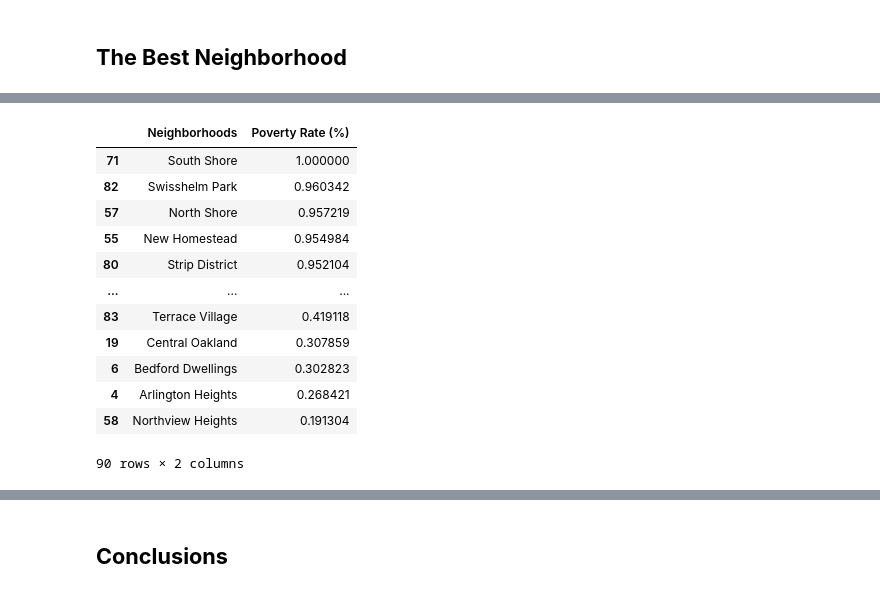
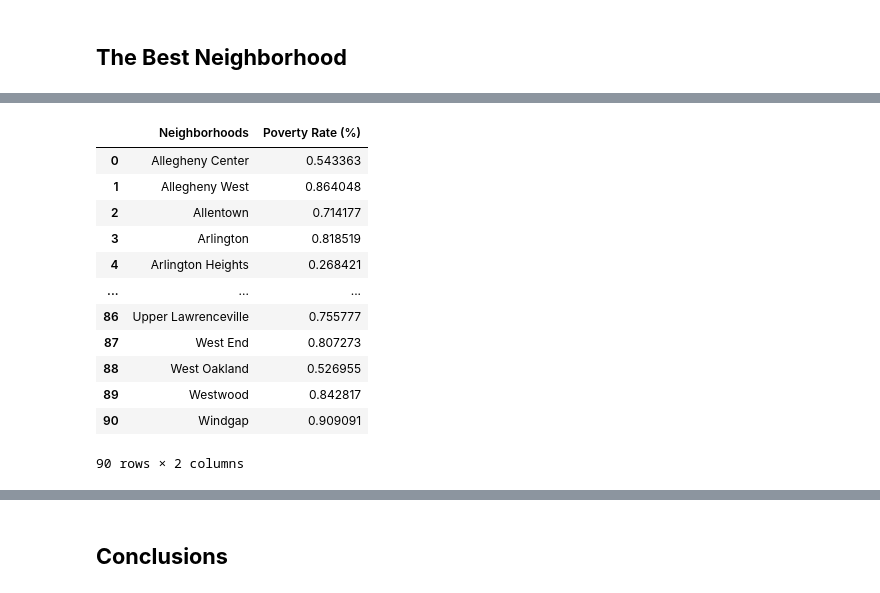
Before and after one commit to JamesW6/BestNeighborhoodProject, a Jupyter notebook: Report (2).ipynb, the cells around one changed output, grey strips where cells are left out. Saved outputs shown, nothing was run; the diff lists cells and outputs as text; code cells hidden in the pictures.

```diff
--- a/Report (2).ipynb
+++ b/Report (2).ipynb
@@ -169,22 +171,23 @@ When added together, this scores all neighborhoods on a scale from 0 to 3, where
 # %%
 # Poverty Rate
 samgFormula = 1-(samg.iloc[:,1]/100)
 samgFormula =  pd.concat([samg.iloc[:,0], samgFormula], axis=1)
+samgFormula=samgFormula.sort_index()
 samgFormula
 ##should be good
 # %% [output]
 |  | Neighborhoods | Poverty Rate (%) |
-| 71 | South Shore | 1.000000 |
-| 82 | Swisshelm Park | 0.960342 |
-| 57 | North Shore | 0.957219 |
-| 55 | New Homestead | 0.954984 |
-| 80 | Strip District | 0.952104 |
+| 0 | Allegheny Center | 0.543363 |
+| 1 | Allegheny West | 0.864048 |
+| 2 | Allentown | 0.714177 |
+| 3 | Arlington | 0.818519 |
+| 4 | Arlington Heights | 0.268421 |
 | ... | ... | ... |
-| 83 | Terrace Village | 0.419118 |
-| 19 | Central Oakland | 0.307859 |
-| 6 | Bedford Dwellings | 0.302823 |
-| 4 | Arlington Heights | 0.268421 |
-| 58 | Northview Heights | 0.191304 |
+| 86 | Upper Lawrenceville | 0.755777 |
+| 87 | West End | 0.807273 |
+| 88 | West Oakland | 0.526955 |
+| 89 | Westwood | 0.842817 |
+| 90 | Windgap | 0.909091 |
 90 rows × 2 columns
 # %%
 # Police Incidents
```
Also changed, not shown: parts of 8 cells of this notebook, 1 other file.
